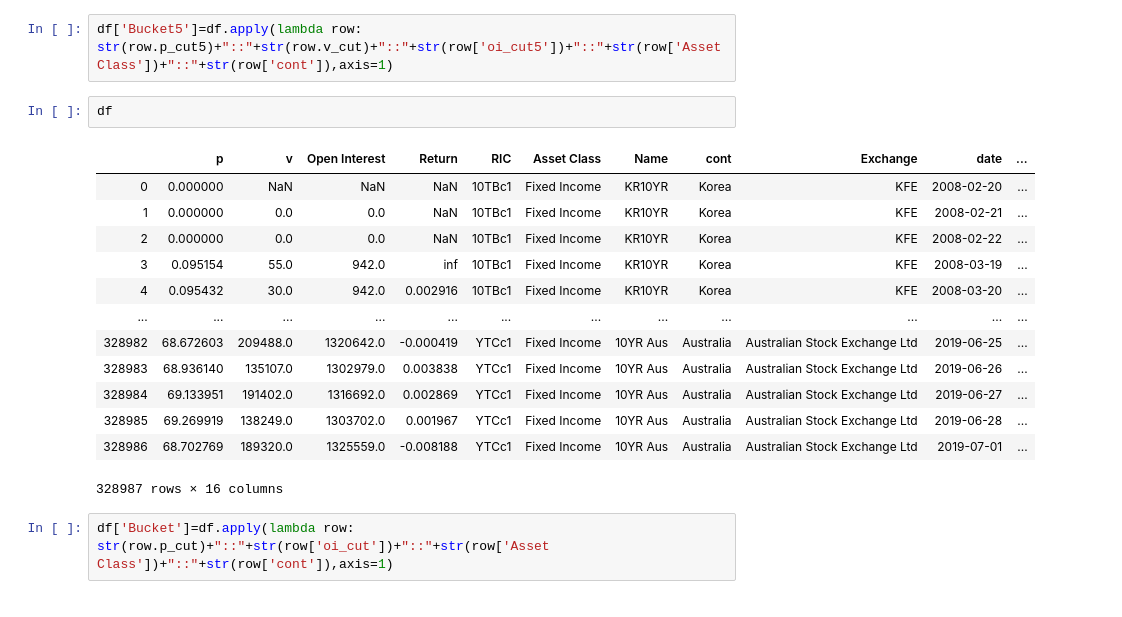
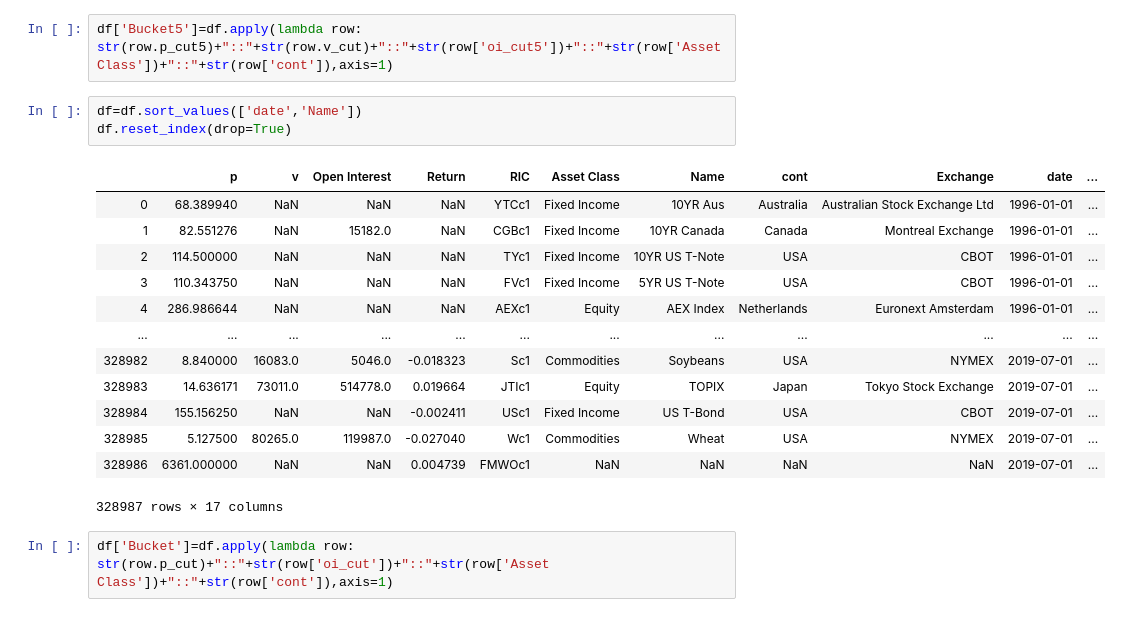
Before and after one commit to dchandak99/Futures-Stock-Prediction, a Jupyter notebook: Future_Bucket.ipynb, the cells around one changed output. Drawn from its saved outputs; the diff is of its cells as text.

```diff
--- a/Future_Bucket.ipynb
+++ b/Future_Bucket.ipynb
@@ -245,22 +243,23 @@ df
 328987 rows × 15 columns
 # %%
 df['Bucket5']=df.apply(lambda row: str(row.p_cut5)+"::"+str(row.v_cut)+"::"+str(row['oi_cut5'])+"::"+str(row['Asset Class'])+"::"+str(row['cont']),axis=1)
-# %%
-df
-# %% [output]
-|  | p | v | Open Interest | Return | RIC | Asset Class | Name | cont | Exchange | date | ... |
-| 0 | 0.000000 | NaN | NaN | NaN | 10TBc1 | Fixed Income | KR10YR | Korea | KFE | 2008-02-20 | ... |
-| 1 | 0.000000 | 0.0 | 0.0 | NaN | 10TBc1 | Fixed Income | KR10YR | Korea | KFE | 2008-02-21 | ... |
-| 2 | 0.000000 | 0.0 | 0.0 | NaN | 10TBc1 | Fixed Income | KR10YR | Korea | KFE | 2008-02-22 | ... |
-| 3 | 0.095154 | 55.0 | 942.0 | inf | 10TBc1 | Fixed Income | KR10YR | Korea | KFE | 2008-03-19 | ... |
-| 4 | 0.095432 | 30.0 | 942.0 | 0.002916 | 10TBc1 | Fixed Income | KR10YR | Korea | KFE | 2008-03-20 | ... |
-| ... | ... | ... | ... | ... | ... | ... | ... | ... | ... | ... | ... |
-| 328982 | 68.672603 | 209488.0 | 1320642.0 | -0.000419 | YTCc1 | Fixed Income | 10YR Aus | Australia | Australian Stock Exchange Ltd | 2019-06-25 | ... |
-| 328983 | 68.936140 | 135107.0 | 1302979.0 | 0.003838 | YTCc1 | Fixed Income | 10YR Aus | Australia | Australian Stock Exchange Ltd | 2019-06-26 | ... |
-| 328984 | 69.133951 | 191402.0 | 1316692.0 | 0.002869 | YTCc1 | Fixed Income | 10YR Aus | Australia | Australian Stock Exchange Ltd | 2019-06-27 | ... |
-| 328985 | 69.269919 | 138249.0 | 1303702.0 | 0.001967 | YTCc1 | Fixed Income | 10YR Aus | Australia | Australian Stock Exchange Ltd | 2019-06-28 | ... |
-| 328986 | 68.702769 | 189320.0 | 1325559.0 | -0.008188 | YTCc1 | Fixed Income | 10YR Aus | Australia | Australian Stock Exchange Ltd | 2019-07-01 | ... |
-328987 rows × 16 columns
+# %%
+df=df.sort_values(['date','Name'])
+df.reset_index(drop=True)
+# %% [output]
+|  | p | v | Open Interest | Return | RIC | Asset Class | Name | cont | Exchange | date | ... |
+| 0 | 68.389940 | NaN | NaN | NaN | YTCc1 | Fixed Income | 10YR Aus | Australia | Australian Stock Exchange Ltd | 1996-01-01 | ... |
+| 1 | 82.551276 | NaN | 15182.0 | NaN | CGBc1 | Fixed Income | 10YR Canada | Canada | Montreal Exchange | 1996-01-01 | ... |
+| 2 | 114.500000 | NaN | NaN | NaN | TYc1 | Fixed Income | 10YR US T-Note | USA | CBOT | 1996-01-01 | ... |
+| 3 | 110.343750 | NaN | NaN | NaN | FVc1 | Fixed Income | 5YR US T-Note | USA | CBOT | 1996-01-01 | ... |
+| 4 | 286.986644 | NaN | NaN | NaN | AEXc1 | Equity | AEX Index | Netherlands | Euronext Amsterdam | 1996-01-01 | ... |
+| ... | ... | ... | ... | ... | ... | ... | ... | ... | ... | ... | ... |
+| 328982 | 8.840000 | 16083.0 | 5046.0 | -0.018323 | Sc1 | Commodities | Soybeans | USA | NYMEX | 2019-07-01 | ... |
+| 328983 | 14.636171 | 73011.0 | 514778.0 | 0.019664 | JTIc1 | Equity | TOPIX | Japan | Tokyo Stock Exchange | 2019-07-01 | ... |
+| 328984 | 155.156250 | NaN | NaN | -0.002411 | USc1 | Fixed Income | US T-Bond | USA | CBOT | 2019-07-01 | ... |
+| 328985 | 5.127500 | 80265.0 | 119987.0 | -0.027040 | Wc1 | Commodities | Wheat | USA | NYMEX | 2019-07-01 | ... |
+| 328986 | 6361.000000 | NaN | NaN | 0.004739 | FMWOc1 | NaN | NaN | NaN | NaN | 2019-07-01 | ... |
+328987 rows × 17 columns
 # %%
 df['Bucket']=df.apply(lambda row: str(row.p_cut)+"::"+str(row['oi_cut'])+"::"+str(row['Asset Class'])+"::"+str(row['cont']),axis=1)
 # %%
```
Also changed, not shown: parts of 5 cells of this notebook.
